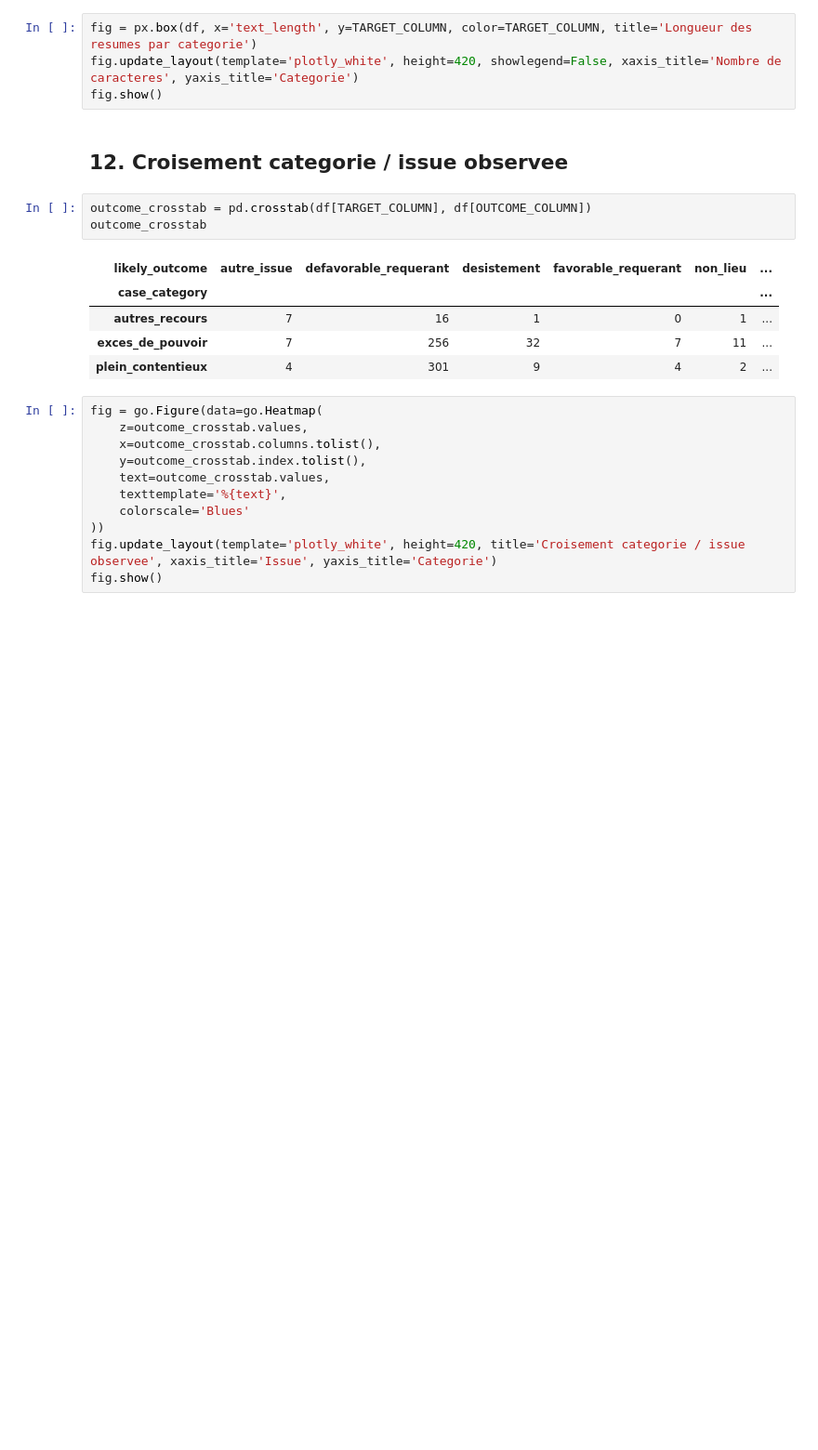
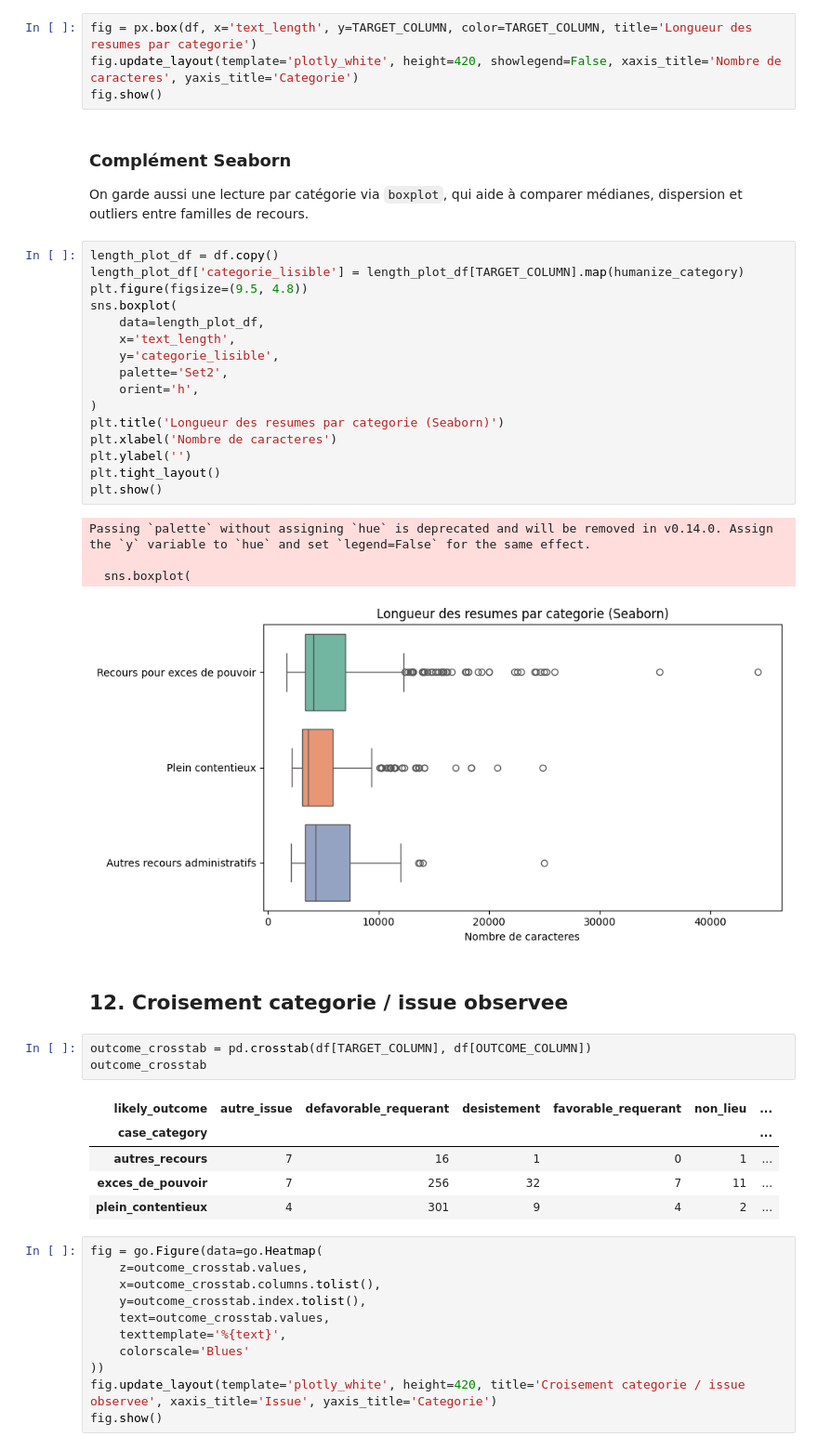
Before and after one commit to Theodore-6/Projet-final-S2-ML, a Jupyter notebook: notebooks/legal_admin_triage_complete.ipynb, the cells around one changed output. Shown at 93% size. Drawn from its saved outputs; the diff is of its cells as text; blank space fills up the shorter version.

```diff
--- a/notebooks/legal_admin_triage_complete.ipynb
+++ b/notebooks/legal_admin_triage_complete.ipynb
@@ -386,6 +448,31 @@ fig.show()
 fig = px.box(df, x='text_length', y=TARGET_COLUMN, color=TARGET_COLUMN, title='Longueur des resumes par categorie')
 fig.update_layout(template='plotly_white', height=420, showlegend=False, xaxis_title='Nombre de caracteres', yaxis_title='Categorie')
 fig.show()
+# %% [markdown]
+### Complément Seaborn
+
+On garde aussi une lecture par catégorie via `boxplot`, qui aide à comparer médianes, dispersion et outliers entre familles de recours.
+# %%
+length_plot_df = df.copy()
+length_plot_df['categorie_lisible'] = length_plot_df[TARGET_COLUMN].map(humanize_category)
+plt.figure(figsize=(9.5, 4.8))
+sns.boxplot(
+    data=length_plot_df,
+    x='text_length',
+    y='categorie_lisible',
+    palette='Set2',
+    orient='h',
+)
+plt.title('Longueur des resumes par categorie (Seaborn)')
+plt.xlabel('Nombre de caracteres')
+plt.ylabel('')
+plt.tight_layout()
+plt.show()
+# %% [output]
+Passing `palette` without assigning `hue` is deprecated and will be removed in v0.14.0. Assign the `y` variable to `hue` and set `legend=False` for the same effect.
+
+  sns.boxplot(
+[figure, added]
 # %% [markdown]
 ## 12. Croisement categorie / issue observee
 # %%
```
Also changed, not shown: parts of 11 cells of this notebook, 2 other files.
